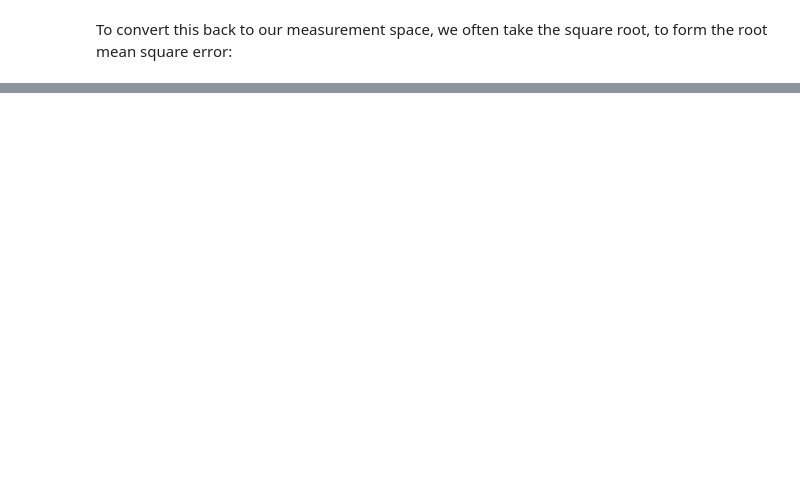
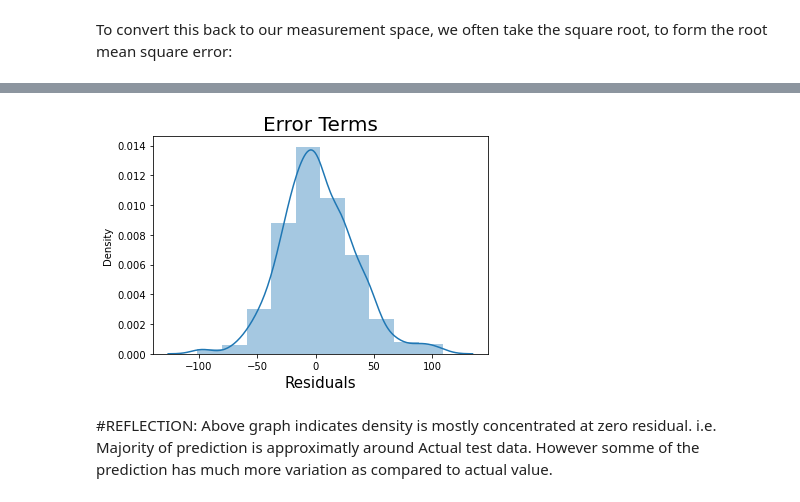
Before and after one commit to sweta0805/Capstone2Project, a Jupyter notebook: Capstone2_Preprocessing&Tranning.ipynb, the cells around one changed output, grey strips where cells are left out. Saved outputs shown, nothing was run; the diff lists cells and outputs as text; code cells hidden in the pictures; blank space fills up the shorter version.

```diff
--- a/Capstone2_Preprocessing&Tranning.ipynb
+++ b/Capstone2_Preprocessing&Tranning.ipynb
@@ -277,0 +266,10 @@ NameError: name 'predicted_value' is not defined
+# %%
+sns.distplot(residuals, bins = 10) #histplot
+plt.title('Error Terms', fontsize=20)
+plt.xlabel('Residuals', fontsize = 15)
+plt.show()
+# %% [output]
+[figure, added]
+# %% [markdown]
+#REFLECTION:
+Above graph indicates density is mostly concentrated at zero residual. i.e. Majority of prediction is approximatly around Actual test data. However somme of the prediction has much more variation as compared to actual value.
```
Also changed, not shown: parts of 37 cells of this notebook, 4 other files.
